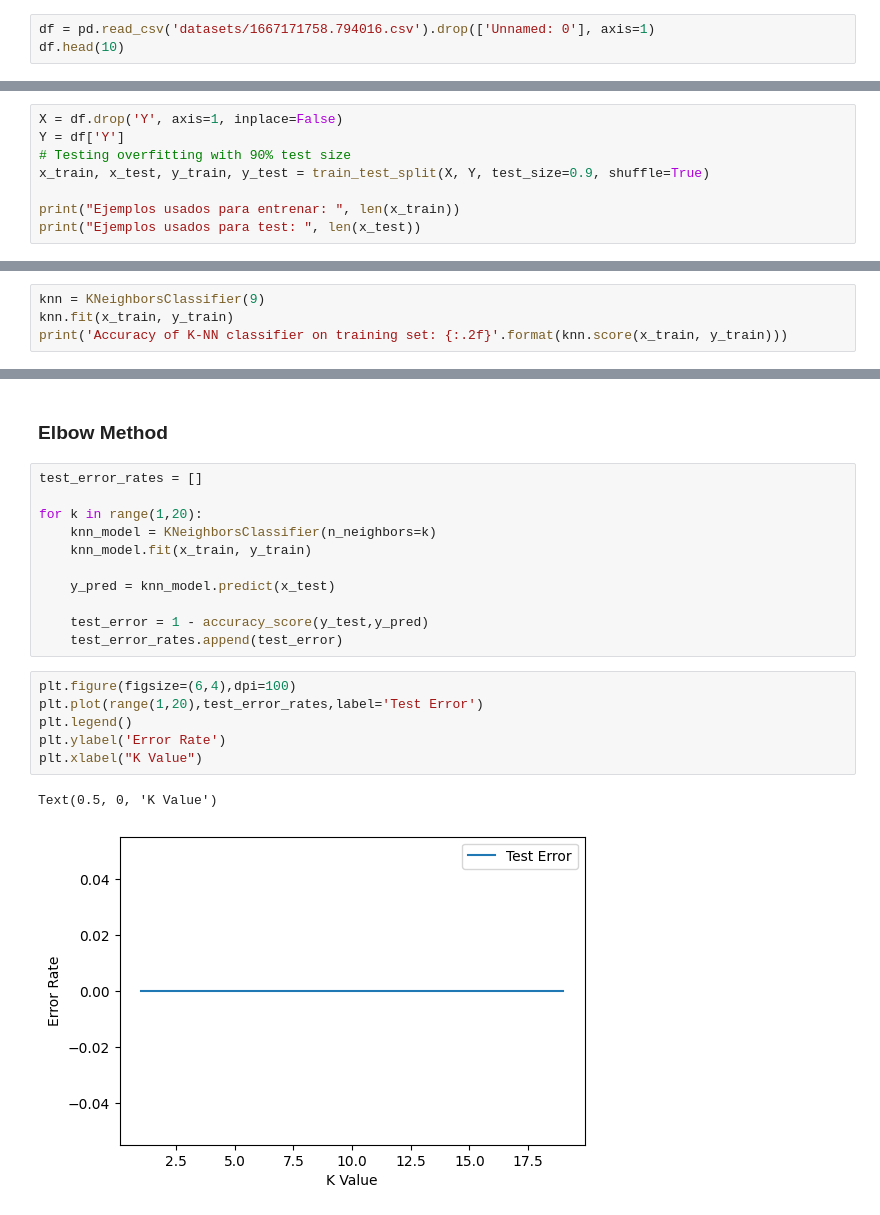
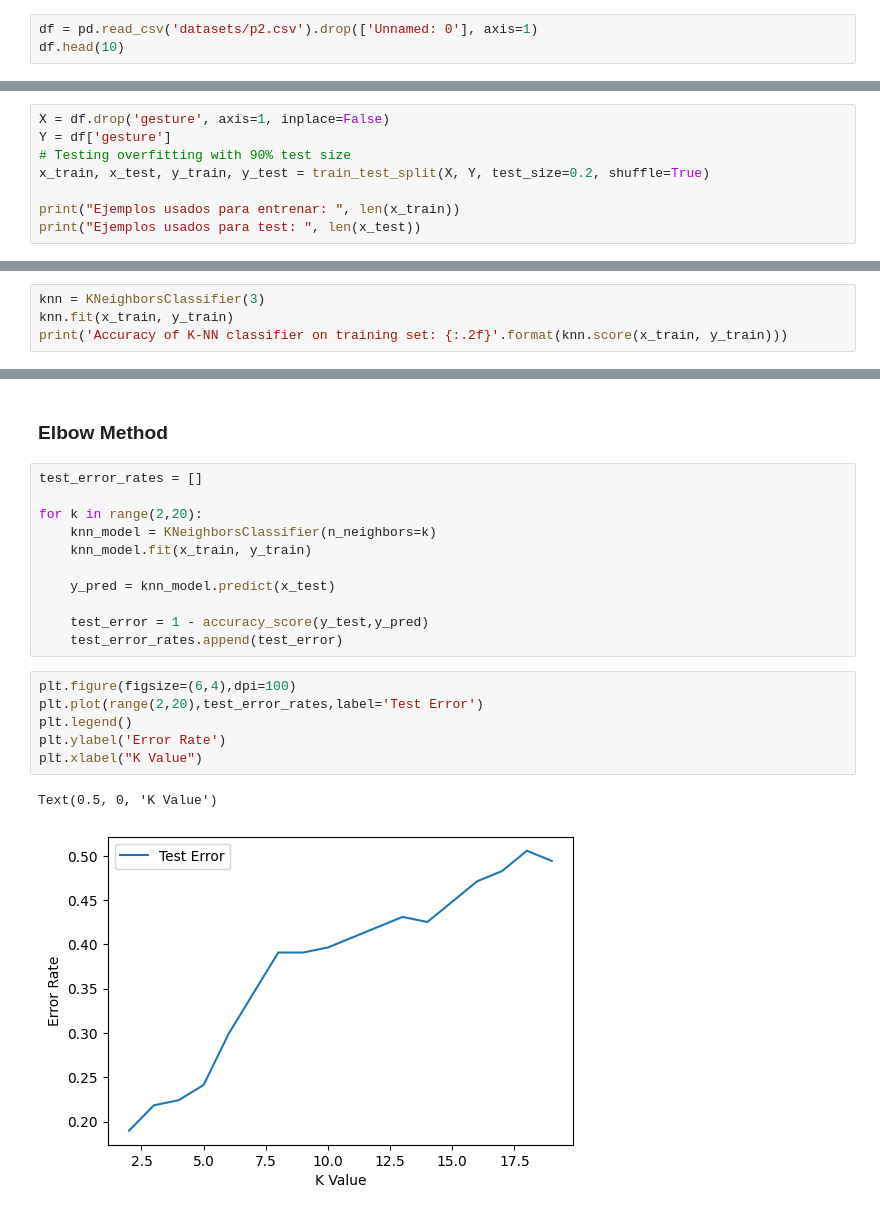
Before and after one commit to landersanmi/caMouse, a Jupyter notebook: KNNGestures.ipynb, the cells around one changed output, grey strips where cells are left out. Drawn from its saved outputs; the diff is of its cells as text.

```diff
--- a/KNNGestures.ipynb
+++ b/KNNGestures.ipynb
@@ -12,4 +14,4 @@ from sklearn.metrics import accuracy_score
 # %%
-df = pd.read_csv('datasets/1667171758.794016.csv').drop(['Unnamed: 0'], axis=1)
+df = pd.read_csv('datasets/p2.csv').drop(['Unnamed: 0'], axis=1)
 df.head(10)
 # %% [output]
@@ -28,8 +30,8 @@ df.head(10)
 # %%
-X = df.drop('Y', axis=1, inplace=False)
-Y = df['Y']
+X = df.drop('gesture', axis=1, inplace=False)
+Y = df['gesture']
 # Testing overfitting with 90% test size
-x_train, x_test, y_train, y_test = train_test_split(X, Y, test_size=0.9, shuffle=True)
+x_train, x_test, y_train, y_test = train_test_split(X, Y, test_size=0.2, shuffle=True)
 
 print("Ejemplos usados para entrenar: ", len(x_train))
 print("Ejemplos usados para test: ", len(x_test))
@@ -39,7 +41,7 @@ Ejemplos usados para test:  633
 # %% [markdown]
 ### Model training
 # %%
-knn = KNeighborsClassifier(9)
+knn = KNeighborsClassifier(3)
 knn.fit(x_train, y_train)
 print('Accuracy of K-NN classifier on training set: {:.2f}'.format(knn.score(x_train, y_train)))
 # %% [output]
@@ -67,7 +84,7 @@ weighted avg       1.00      1.00      1.00       633
 # %%
 test_error_rates = []
 
-for k in range(1,20):
+for k in range(2,20):
     knn_model = KNeighborsClassifier(n_neighbors=k)
     knn_model.fit(x_train, y_train)
 
@@ -77,10 +94,10 @@ for k in range(1,20):
     test_error_rates.append(test_error)
 # %%
 plt.figure(figsize=(6,4),dpi=100)
-plt.plot(range(1,20),test_error_rates,label='Test Error')
+plt.plot(range(2,20),test_error_rates,label='Test Error')
 plt.legend()
 plt.ylabel('Error Rate')
 plt.xlabel("K Value")
 # %% [output]
 Text(0.5, 0, 'K Value')
-[figure, old version]
+[figure, new version]
```
Also changed, not shown: parts of 7 cells of this notebook, 8 other files.
